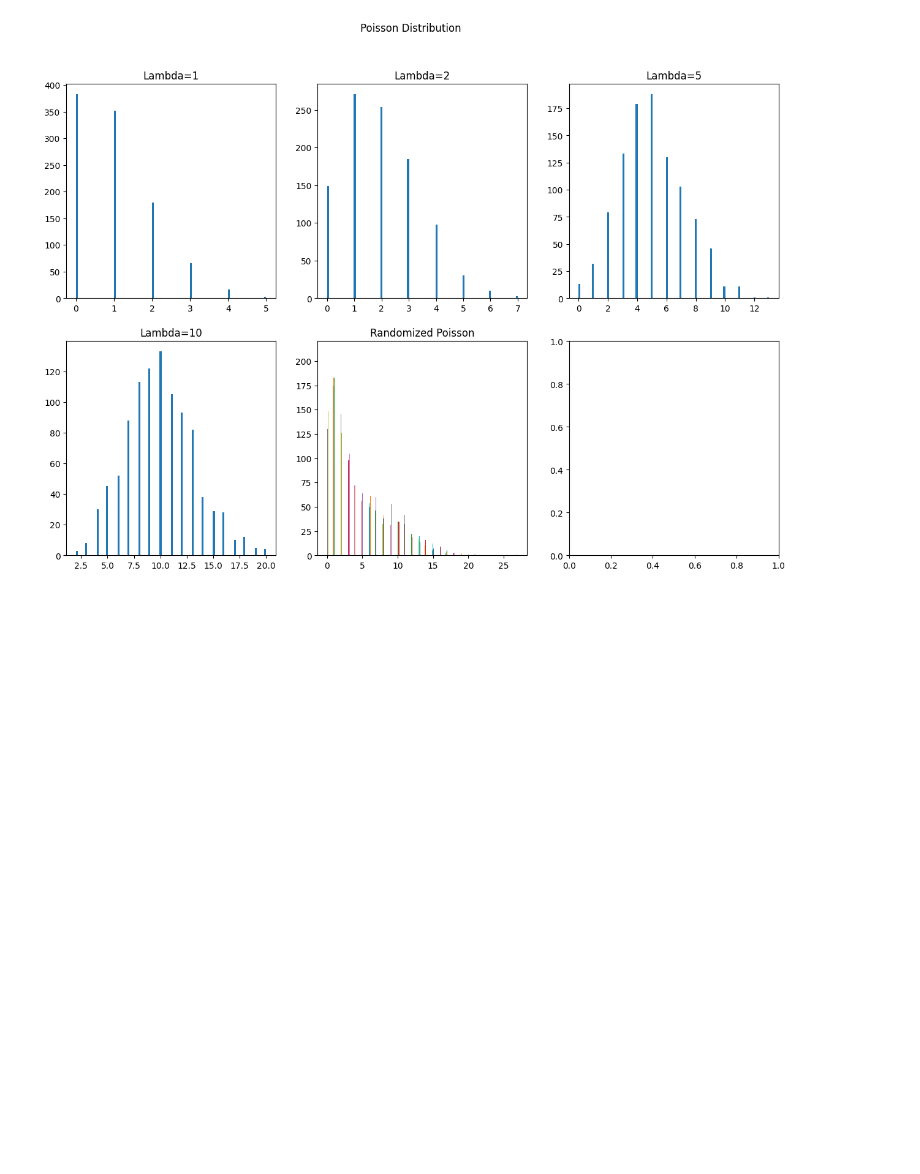
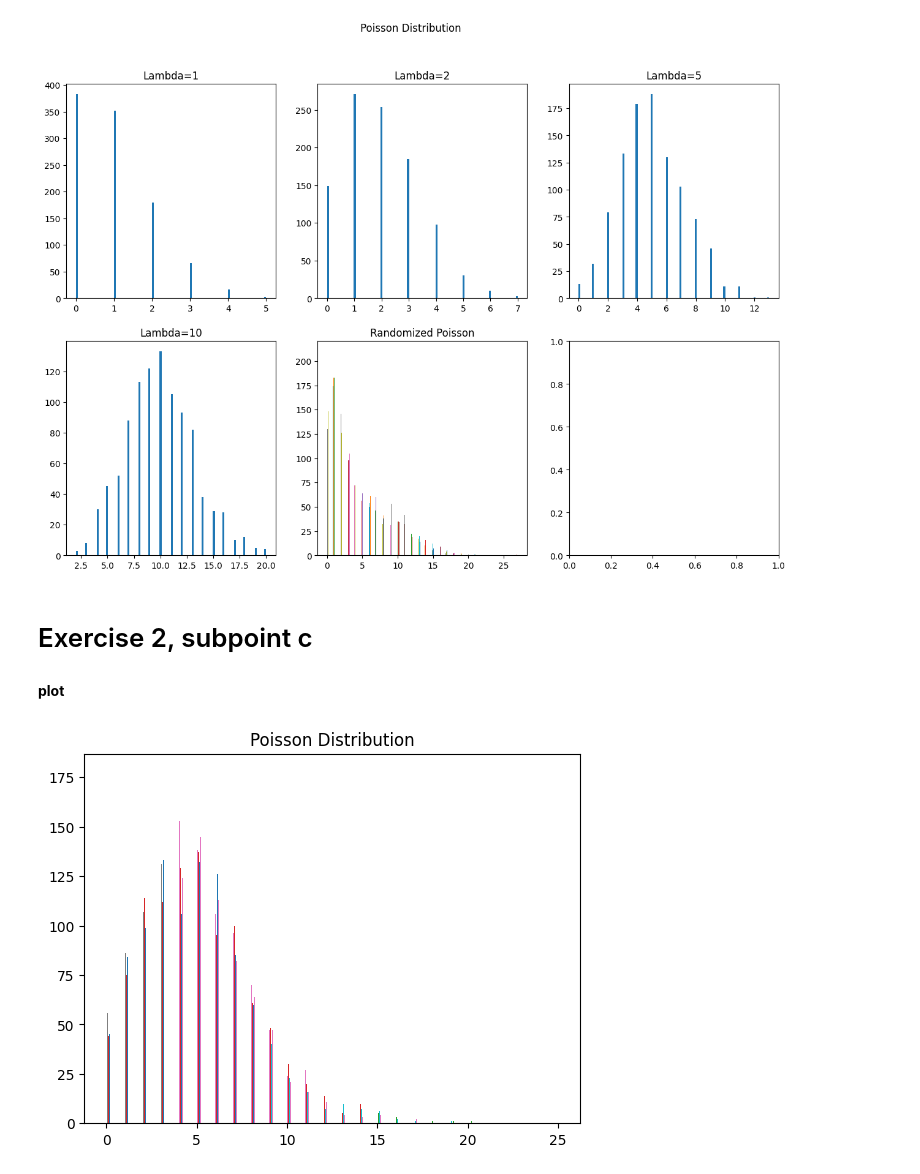
Before and after one commit to sky11fca/Bazon-Bogdan-PMP-2025, a Jupyter notebook: Lab02/Exercises.ipynb, the cells around one changed output. Cells and saved outputs as stored; diff of their text form; code cells hidden in the pictures; blank space fills up the shorter version.

```diff
--- a/Lab02/Exercises.ipynb
+++ b/Lab02/Exercises.ipynb
@@ -25,6 +25,4 @@ def simulate_urn():
         urn["blue"] += 1
         color = "blue"
 
-    return urn, color, die_roll
-
-simulate_urn()
+    return color
@@ -34,18 +30,4 @@ simulate_urn()
 # Exercise 1 subpoint b
 In order to get an estimation of the probability to get the red ball, we need to run the simulation function 1000 times and compute the probability to pick a red ball based off
 # %%
-def experiment_trial(nr_of_tries=10000):
-    red_count = 0
-    for _ in range(nr_of_tries):
-        urn, color, die_roll = simulate_urn() # get the urn and color
-
-        balls = ["red"] * urn["red"] + ["blue"] * urn["blue"] + ["black"] * urn["black"] # simulating the urn
-        drawn_ball = np.random.choice(balls) # draw a ball
-
-        if drawn_ball == "red" :
-            red_count += 1
-    probability = red_count/nr_of_tries # probability is number of drawn red balls over the number of tries
-
-    print(f"Probability to get a red ball: {probability}")
-
-experiment_trial()
+nr_of_trials = 10000
@@ -53,0 +34,7 @@ Probability to get a red ball: 0.3237
+# %%
+red_rolled = 0
+
+for _ in range(nr_of_trials):
+    red_rolled += 1 if simulate_urn()=="red" else 0
+
+print(f"Estimated probability to get a red ball: {red_rolled/nr_of_trials:.2f}")
@@ -143,3 +149,24 @@ axes[1,1].set_title("Randomized Poisson")
 # %% [output]
 Text(0.5, 1.0, 'Randomized Poisson')
 [figure]
+# %% [markdown]
+# Exercise 2, subpoint c
+# %%
+lambdas = [1] + [2] + [5] * 7 + [10]
+
+values = []
+
+for _ in range(simulations_nr):
+    lam = np.random.choice(lambdas)
+    value = np.random.poisson(lam=lam, size=simulations_nr)
+    values.append(value)
+
+values = np.array(values)
+# %% [markdown]
+**plot**
+# %%
+plt.hist(values, bins=100)
+plt.title("Poisson Distribution")
+plt.show()
+# %% [output]
+[figure, added]
```
Also changed, not shown: parts of 6 cells of this notebook, 3 other files.
